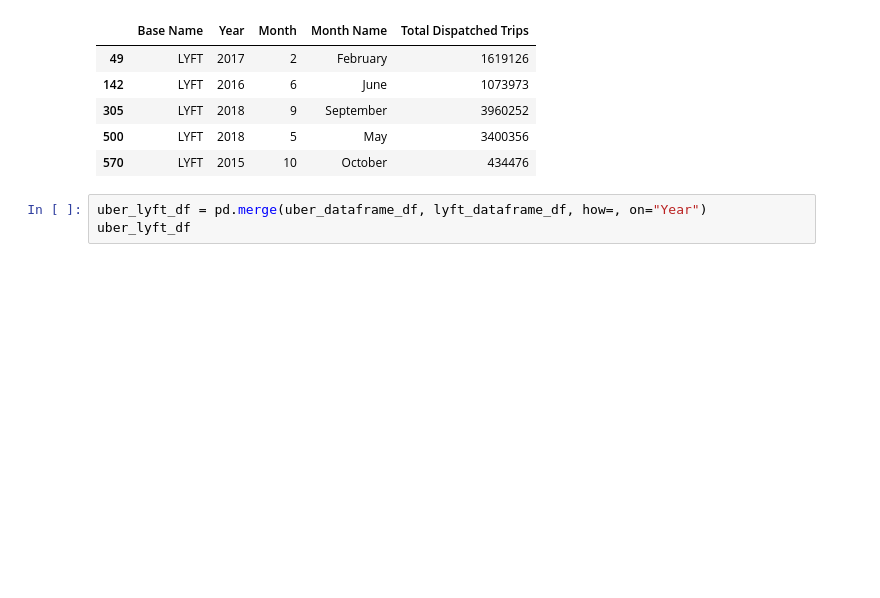
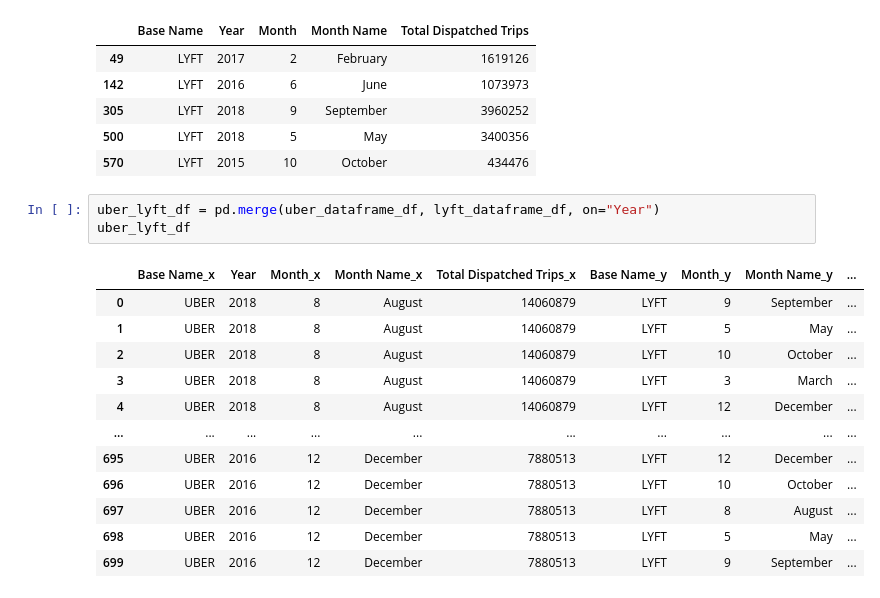
Before and after one commit to Ntorres95/Rideshares_vs_Weather, a Jupyter notebook: UberLyft/Uber_Lyft_dataframe.ipynb, the cells around one changed output. Saved outputs shown, nothing was run; the diff lists cells and outputs as text; blank space fills up the shorter version.

```diff
--- a/UberLyft/Uber_Lyft_dataframe.ipynb
+++ b/UberLyft/Uber_Lyft_dataframe.ipynb
@@ -191,6 +191,18 @@ lyft_dataframe_df.head()
 | 500 | LYFT | 2018 | 5 | May | 3400356 |
 | 570 | LYFT | 2015 | 10 | October | 434476 |
 # %%
-uber_lyft_df = pd.merge(uber_dataframe_df, lyft_dataframe_df, how=, on="Year")
+uber_lyft_df = pd.merge(uber_dataframe_df, lyft_dataframe_df, on="Year")
 uber_lyft_df
 # %% [output]
+|  | Base Name_x | Year | Month_x | Month Name_x | Total Dispatched Trips_x | Base Name_y | Month_y | Month Name_y | ... |
+| 0 | UBER | 2018 | 8 | August | 14060879 | LYFT | 9 | September | ... |
+| 1 | UBER | 2018 | 8 | August | 14060879 | LYFT | 5 | May | ... |
+| 2 | UBER | 2018 | 8 | August | 14060879 | LYFT | 10 | October | ... |
+| 3 | UBER | 2018 | 8 | August | 14060879 | LYFT | 3 | March | ... |
+| 4 | UBER | 2018 | 8 | August | 14060879 | LYFT | 12 | December | ... |
+| ... | ... | ... | ... | ... | ... | ... | ... | ... | ... |
+| 695 | UBER | 2016 | 12 | December | 7880513 | LYFT | 12 | December | ... |
+| 696 | UBER | 2016 | 12 | December | 7880513 | LYFT | 10 | October | ... |
+| 697 | UBER | 2016 | 12 | December | 7880513 | LYFT | 8 | August | ... |
+| 698 | UBER | 2016 | 12 | December | 7880513 | LYFT | 5 | May | ... |
+| 699 | UBER | 2016 | 12 | December | 7880513 | LYFT | 9 | September | ... |
```
Also changed, not shown: parts of 2 cells of this notebook.
